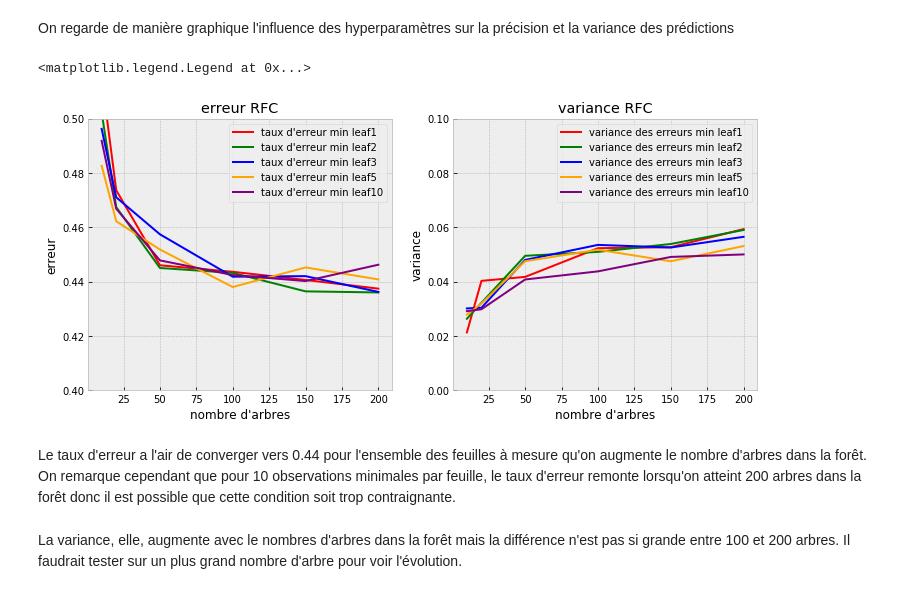
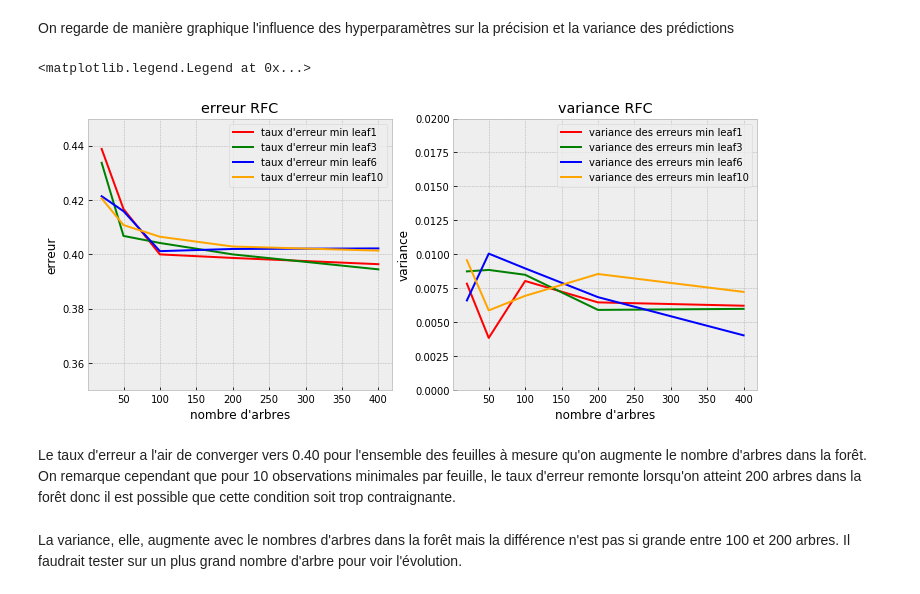
Before and after one commit to gcornec/Test_Rythm, a Jupyter notebook: Test_Rythm.ipynb, the cells around one changed output. Cells and saved outputs as stored; diff of their text form; code cells hidden in the pictures.

```diff
--- a/Test_Rythm.ipynb
+++ b/Test_Rythm.ipynb
@@ -102,7 +93,7 @@ def construction_bases(list_keys,pourcentage_var,nb_obs,output_train):
         v_i=var_importante(b_train[:nb_obs],0.75,int(pourcentage_var*np.shape(b_train)[1]))
 
         dic_base_train[k]=b_train.iloc[:,v_i[2]]
-        dic_base_test[k]=base_recup_key("test.h5",k,output_train).iloc[:v_i[2]]
+        dic_base_test[k]=base_recup_key("test.h5",k,output_train).iloc[:,v_i[2]]
 
     base_train=pd.concat([dic_base_train[k] for k in list_keys],axis=1,ignore_index=True)
     base_test=pd.concat([dic_base_test[k] for k in list_keys],axis=1,ignore_index=True)
@@ -133,25 +124,25 @@ def choix_estimateur(modele, bases_CV,nb_CV, param_1,param_2):
         for j in param_2:
             l_res[i][j]=[]
     for i in range(nb_CV):
-        print(i)
+        #print(i)
         X_train=bases_CV[0][i].drop("label",axis=1)
         y_train=bases_CV[0][i]["label"]
         X_test=bases_CV[1][i].drop("label",axis=1)
         y_test=bases_CV[1][i]["label"]
-        print(np.shape(X_train),np.shape(X_test),np.shape(y_train),np.shape(y_test))
+        #print(np.shape(X_train),np.shape(X_test),np.shape(y_train),np.shape(y_test))
 
         for j in param_1:
-            print("min_leaf",j)
+            #print("min_leaf",j)
             for p in param_2:
-                print("arbres",p)
+                #print("arbres",p)
 
                 mod=modele(n_estimators=p,min_samples_leaf=j,n_jobs=2)
 
-                t2=time.time()
+                #t2=time.time()
                 mod.fit(X_train,y_train)
                 y_pred=mod.predict(X_test)
-                t3=time.time()
-                print(t3-t2)
+                #t3=time.time()
+                #print(t3-t2)
                 cm=confusion_matrix(y_test,y_pred)
                 #print(cm)
                 l_res[j][p].append(score(cm,y_test))
@@ -213,7 +206,7 @@ Text(0.5,1,'Variable Importance')
 list_keys=['eeg_1', 'eeg_2', 'eeg_3', 'eeg_4', 'po_ir', 'po_r', 'accelerometer_x', 'accelerometer_y', 'accelerometer_z']
 # %%
 #on garde 10% des meilleures variables de la prédiction sur chaque dataset
-pourcentage_var=0.1
+pourcentage_var=0.2
 #on fixe le nombre d'observation que l'on utilisera pour faire tourner notre modèle basique sur les sous bases
 nb_obs=10000
 t0=time.time()
@@ -252,11 +245,13 @@ print(np.shape(base_train),np.shape(base_test))
 # %%
 #on est sur 5000 obs et 2250 variables et on fait une CV sur 5 sous-bases
 nb_CV=5
-nb_obs=5000
-nb_tree=[10,20,50,100,150,200]
-min_leaf=[1,2,3,5,10]
+nb_obs=10000
+nb_tree=[20,50,100,200,400]
+min_leaf=[1,3,6,10]
+#on choisit aléatoirement les observations de la base qui servira pour la Cross Validation
+base_CV=base_train.iloc[random.sample([i for i in range(len(base_train))],nb_obs),:].reset_index().drop(["index"],axis=1)
 t0=time.time()
-est_RFC=choix_estimateur(ensemble.RandomForestClassifier,CV(base_train[:nb_obs],nb_CV),nb_CV,min_leaf,nb_tree)
+est_RFC=choix_estimateur(ensemble.RandomForestClassifier,CV(base_CV,nb_CV),nb_CV,min_leaf,nb_tree)
 t1=time.time()
 print(t1-t0)
 # %% [output]
@@ -282,29 +261,29 @@ On regarde de manière graphique l'influence des hyperparamètres sur la précis
 # %%
 fig, (ax1, ax2) = plt.subplots(1,2,figsize=(12, 5))
 
-colors=["red","green","blue","orange","purple"]
+colors=["red","green","blue","orange","purple","yellow"]
 
 for j in range(len(min_leaf)):
     ax1.plot([i for i in nb_tree],[1-np.mean(est_RFC[min_leaf[j]][i]) for i in nb_tree],color=colors[j],label="taux d'erreur min leaf"+str(min_leaf[j]))
     ax2.plot([i for i in nb_tree],[np.std(est_RFC[min_leaf[j]][i]) for i in nb_tree],color=colors[j],label="variance des erreurs min leaf"+str(min_leaf[j]))
 
 
 ax1.set_title("erreur RFC")
-ax1.set_ylim(0.4,0.5)
+ax1.set_ylim(0.35,0.45)
 ax1.set_xlabel("nombre d'arbres")
 ax1.set_ylabel("erreur")
 ax1.legend(loc=0)
 
 ax2.set_title("variance RFC")
-ax2.set_ylim(0,0.1)
+ax2.set_ylim(0,0.02)
 ax2.set_xlabel("nombre d'arbres")
 ax2.set_ylabel("variance")
 ax2.legend(loc=0)
 # %% [output]
 <matplotlib.legend.Legend at 0x...>
-[figure, old version]
+[figure, new version]
 # %% [markdown]
-Le taux d'erreur a l'air de converger vers 0.44 pour l'ensemble des feuilles à mesure qu'on augmente le nombre d'arbres dans la forêt. On remarque cependant que pour 10 observations minimales par feuille, le taux d'erreur remonte lorsqu'on atteint 200 arbres dans la forêt donc il est possible que cette condition soit trop contraignante.
+Le taux d'erreur a l'air de converger vers 0.40 pour l'ensemble des feuilles à mesure qu'on augmente le nombre d'arbres dans la forêt. On remarque cependant que pour 10 observations minimales par feuille, le taux d'erreur remonte lorsqu'on atteint 200 arbres dans la forêt donc il est possible que cette condition soit trop contraignante.
 # %% [markdown]
 La variance, elle, augmente avec le nombres d'arbres dans la forêt mais la différence n'est pas si grande entre 100 et 200 arbres. Il faudrait tester sur un plus grand nombre d'arbre pour voir l'évolution.
 # %% [markdown]
```
Also changed, not shown: parts of 18 cells of this notebook.
